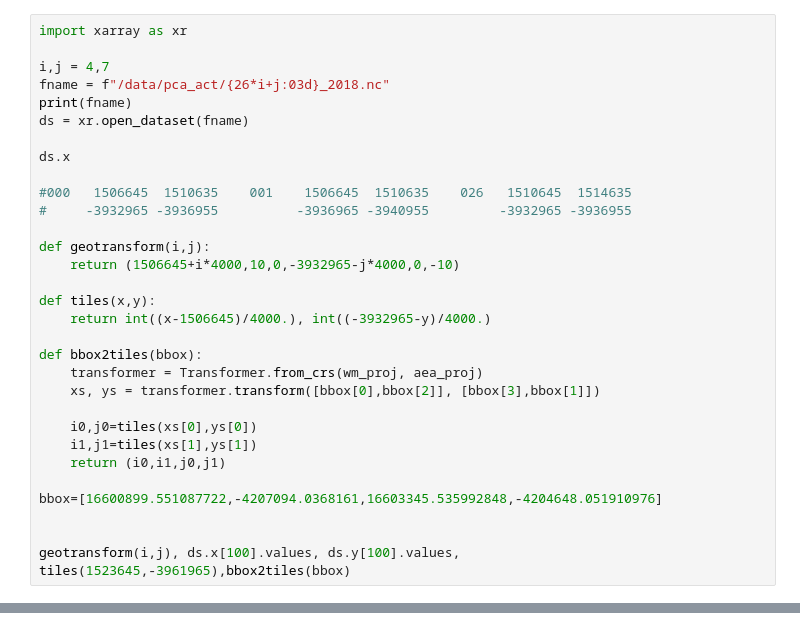
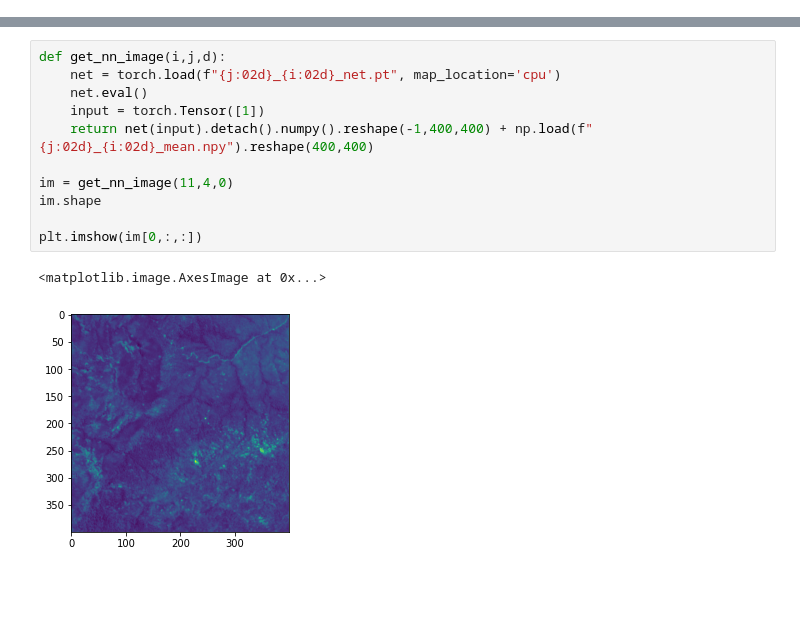
Before and after one commit to ANU-WALD/sat_decomp, a Jupyter notebook: tile_reprojection.ipynb, the cells around one changed output, grey strips where cells are left out. Cells and saved outputs as stored; diff of their text form; blank space fills up the shorter version.

```diff
--- a/tile_reprojection.ipynb
+++ b/tile_reprojection.ipynb
@@ -28,31 +0,0 @@ ys, xs
-# %%
-import xarray as xr
-
-i,j = 4,7
-fname = f"/data/pca_act/{26*i+j:03d}_2018.nc"
-print(fname)
-ds = xr.open_dataset(fname)
-
-ds.x
-
-#000   1506645  1510635    001    1506645  1510635    026   1510645  1514635
-#     -3932965 -3936955          -3936965 -3940955         -3932965 -3936955
-
-def geotransform(i,j):
-    return (1506645+i*4000,10,0,-3932965-j*4000,0,-10)
-
-def tiles(x,y):
-    return int((x-1506645)/4000.), int((-3932965-y)/4000.)
-
-def bbox2tiles(bbox):
-    transformer = Transformer.from_crs(wm_proj, aea_proj)
-    xs, ys = transformer.transform([bbox[0],bbox[2]], [bbox[3],bbox[1]])
-
-    i0,j0=tiles(xs[0],ys[0])
-    i1,j1=tiles(xs[1],ys[1])
-    return (i0,i1,j0,j1)
-
-bbox=[16600899.551087722,-4207094.0368161,16603345.535992848,-4204648.051910976]
-
-
-geotransform(i,j), ds.x[100].values, ds.y[100].values, tiles(1523645,-3961965),bbox2tiles(bbox)
@@ -65,0 +90,14 @@ geotransform(i,j), ds.x[100].values, ds.y[100].values, tiles(1523645,-3961965),b
+# %%
+def get_nn_image(i,j,d):
+    net = torch.load(f"{j:02d}_{i:02d}_net.pt", map_location='cpu')
+    net.eval()
+    input = torch.Tensor([1])
+    return net(input).detach().numpy().reshape(-1,400,400) + np.load(f"{j:02d}_{i:02d}_mean.npy").reshape(400,400)
+
+im = get_nn_image(11,4,0)
+im.shape
+
+plt.imshow(im[0,:,:])
+# %% [output]
+<matplotlib.image.AxesImage at 0x...>
+[figure, added]
```
Also changed, not shown: parts of 10 cells of this notebook.
